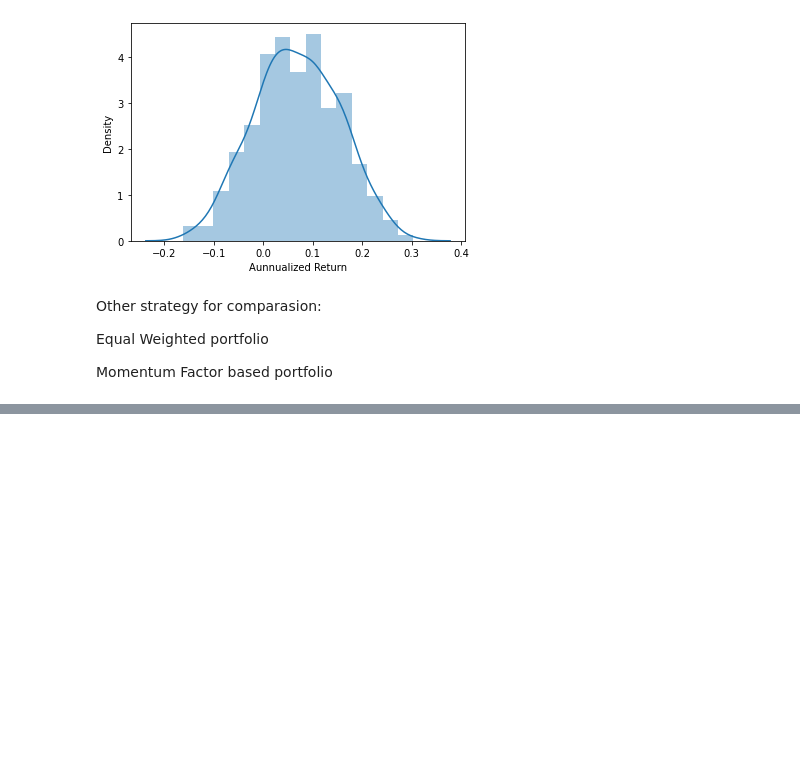
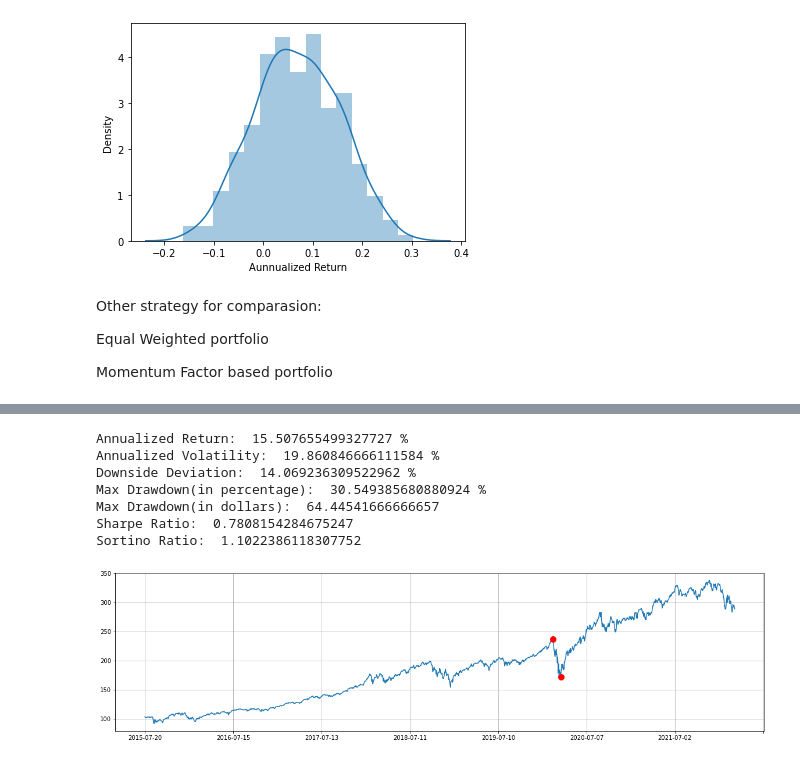
Before and after one commit to LegendreXu/ReinforcementLearning, a Jupyter notebook: MAB/results.ipynb, the cells around one changed output, grey strips where cells are left out. Cells and saved outputs as stored; diff of their text form; code cells hidden in the pictures; blank space fills up the shorter version.

```diff
--- a/MAB/results.ipynb
+++ b/MAB/results.ipynb
@@ -183,0 +219,11 @@ Momentum Factor based portfolio
+# %%
+EW(data_US)##Equal weight strategy ON US dataset
+# %% [output]
+Annualized Return:  15.507655499327727 %
+Annualized Volatility:  19.860846666111584 %
+Downside Deviation:  14.069236309522962 %
+Max Drawdown(in percentage):  30.549385680880924 %
+Max Drawdown(in dollars):  64.44541666666657
+Sharpe Ratio:  0.7808154284675247
+Sortino Ratio:  1.1022386118307752
+[figure, added]
```
Also changed, not shown: parts of 4 cells of this notebook.
